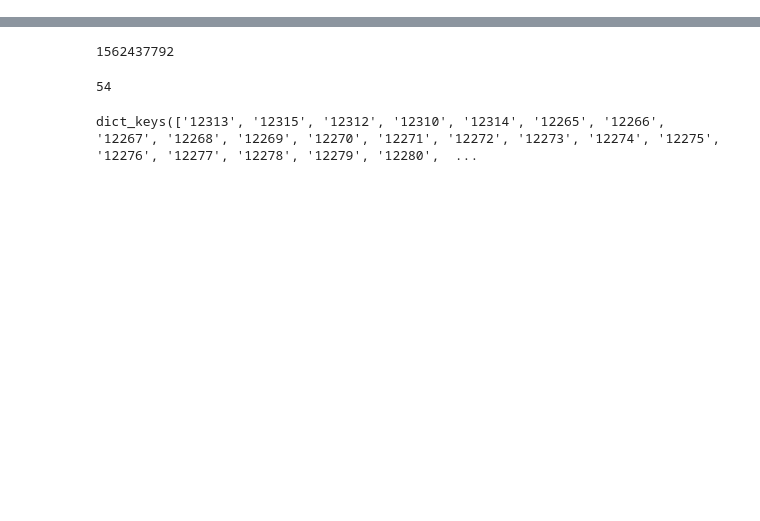
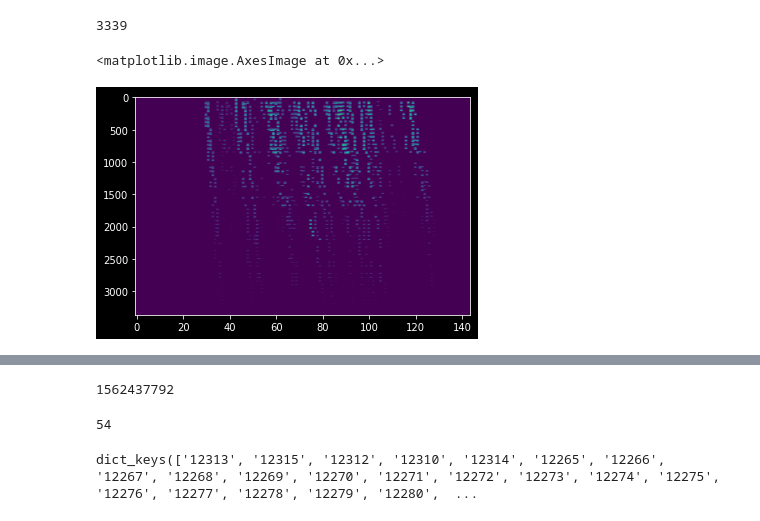
Before and after one commit to kdhingra307/ETA-prediction, a Jupyter notebook: matrix.ipynb, the cells around one changed output, grey strips where cells are left out. Drawn from its saved outputs; the diff is of its cells as text; code cells hidden in the pictures; blank space fills up the shorter version.

```diff
--- a/matrix.ipynb
+++ b/matrix.ipynb
@@ -11,7 +11,7 @@ import gmplot
 # %%
 files = glob("input/feed/bus_movements_2019_07_07.db")
 db = sqlite3.connect(files[0])
-speed_data = db.execute("Select speed, timestamp, route_id, trip_id, lat, lng from vehicle_feed where route_id=426")
+speed_data = db.execute("Select speed, timestamp, route_id, trip_id, lat, lng from vehicle_feed where route_id=427")
 # %%
 to_radian = lambda x : x/57.29577951
 
@@ -131,15 +146,50 @@ matrix = np.zeros([54*54, 144])
+# %%
+matrix = np.zeros([58, 144])
+times = []
+count = 0
+for route_id in stop_tree:
+    stops = routes_data[route_id]
+    for each_trip in stop_tree[route_id]:
+
+        for start_stop in range(len(stops)-1):
+            if stop_tree[route_id][each_trip][start_stop] == None or :
+                continue
+
+            start_time = ((stop_tree[route_id][each_trip][start_stop][0][0] + stop_tree[route_id][each_trip][start_stop][-1][0])//2 - start_date)//600
+            if start_time < 0:
+                continue
+
+            for end_stop in range(start_stop+1, len(stops)):
+                if stop_tree[route_id][each_trip][end_stop] == None:
+                    continue
+                end_time = ((stop_tree[route_id][each_trip][end_stop][0][0] + stop_tree[route_id][each_trip][end_stop][-1][0])//2 - start_date)//600
+
+                if (end_time - start_time > 10):
+                        continue
+
+                matrix[58*start_stop + end_stop, start_time] = (end_time-start_time)
+# %% [output]
+3339
 # %%
 start_date = 1562437800
 # %%
+matrix = np.zeros([58, 144])
 times = []
 count = 0
 for route_id in stop_tree:
     stops = routes_data[route_id]
     for each_trip in stop_tree[route_id]:
-        for start_stop in range(len(stops)):
-            if stop_tree[route_id][each_trip][start_stop] == None:
+
+        for start_stop in range(len(stops)-1):
+            if stop_tree[route_id][each_trip][start_stop] == None or stop_tree[route_id][each_trip][start_stop+1] == None:
                 continue
-            start_time = ((stop_tree[route_id][each_trip][start_stop][0][0] + stop_tree[route_id][each_trip][start_stop][-1][0])//2 - start_date)//600
+            start_time = (
+                            (stop_tree[route_id][each_trip][start_stop][0][0]
+                            +stop_tree[route_id][each_trip][start_stop][-1][0])//2
+                          - start_date)//600
+            matrix[start_time, ]
+
+
             if start_time < 0:
                 continue
 
@@ -148,12 +198,12 @@ for route_id in stop_tree:
                     continue
                 end_time = ((stop_tree[route_id][each_trip][end_stop][0][0] + stop_tree[route_id][each_trip][end_stop][-1][0])//2 - start_date)//600
 
-                if (end_time == start_time):
-                    matrix[start_stop + 54*end_stop, start_time] = 1
-                else:
-                    if (end_time - start_time > 10):
+                if (end_time - start_time > 10):
                         continue
 
-                    factor = end_time - start_time
-                    for e in range(start_time, end_time+1):
-                        matrix[start_stop + 54*end_stop, e] = 1/factor
+                matrix[58*start_stop + end_stop, start_time] = (end_time-start_time)
+# %%
+plt.imshow(matrix, aspect="auto")
+# %% [output]
+<matplotlib.image.AxesImage at 0x...>
+[figure, added]
```
Also changed, not shown: parts of 16 cells of this notebook, 3 other files.
